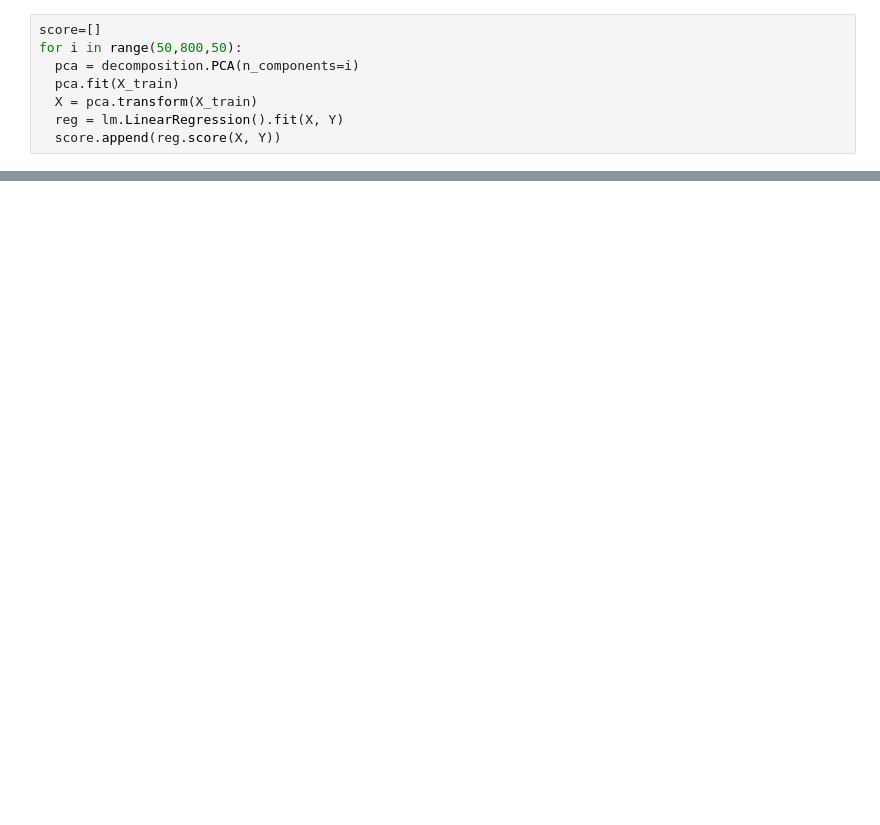
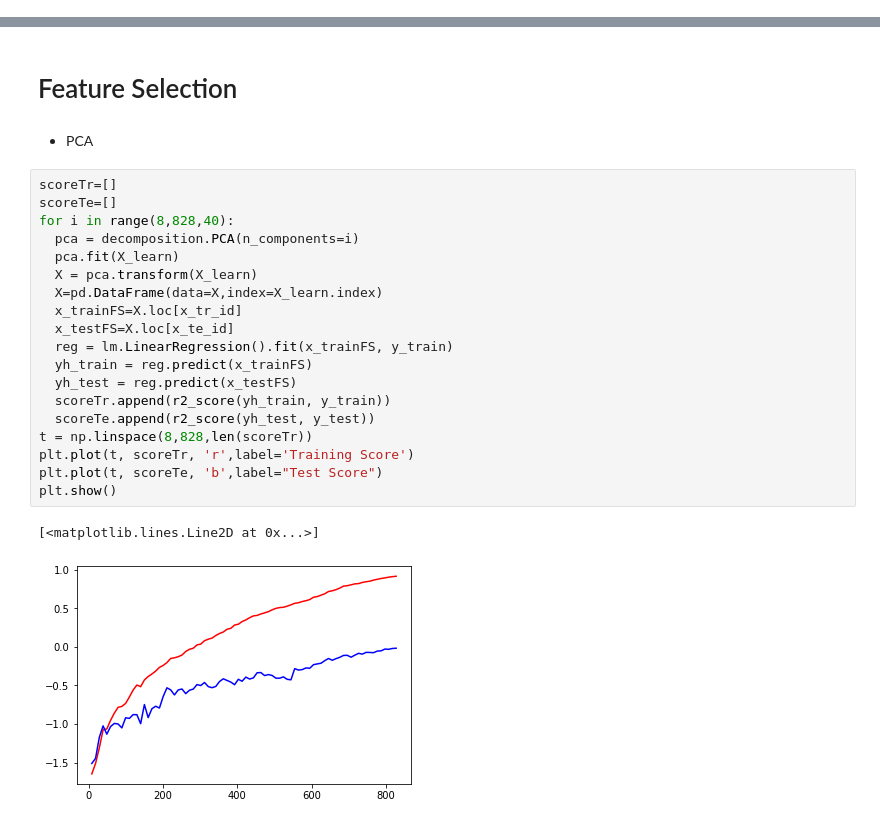
Before and after one commit to Luca-Blum/Advanced_Machine_Learning, a Jupyter notebook: task1/task1 - Yanick.ipynb, the cells around one changed output, grey strips where cells are left out. Saved outputs shown, nothing was run; the diff lists cells and outputs as text; blank space fills up the shorter version.

```diff
--- a/task1/task1 - Yanick.ipynb
+++ b/task1/task1 - Yanick.ipynb
@@ -60,8 +56,0 @@ mean_absolute_error(Y, yh)
-# %%
-score=[]
-for i in range(50,800,50):
-  pca = decomposition.PCA(n_components=i)
-  pca.fit(X_train)
-  X = pca.transform(X_train)
-  reg = lm.LinearRegression().fit(X, Y)
-  score.append(reg.score(X, Y))
@@ -97,0 +77,26 @@ print(mae, mae2)
+# %% [markdown]
+# Feature Selection
+# %% [markdown]
+* PCA
+# %%
+scoreTr=[]
+scoreTe=[]
+for i in range(8,828,40):
+  pca = decomposition.PCA(n_components=i)
+  pca.fit(X_learn)
+  X = pca.transform(X_learn)
+  X=pd.DataFrame(data=X,index=X_learn.index)
+  x_trainFS=X.loc[x_tr_id]
+  x_testFS=X.loc[x_te_id]
+  reg = lm.LinearRegression().fit(x_trainFS, y_train)
+  yh_train = reg.predict(x_trainFS)
+  yh_test = reg.predict(x_testFS)
+  scoreTr.append(r2_score(yh_train, y_train))
+  scoreTe.append(r2_score(yh_test, y_test))
+t = np.linspace(8,828,len(scoreTr))
+plt.plot(t, scoreTr, 'r',label='Training Score')
+plt.plot(t, scoreTe, 'b',label="Test Score")
+plt.show()
+# %% [output]
+[<matplotlib.lines.Line2D at 0x...>]
+[figure, added]
```
Also changed, not shown: parts of 26 cells of this notebook.
